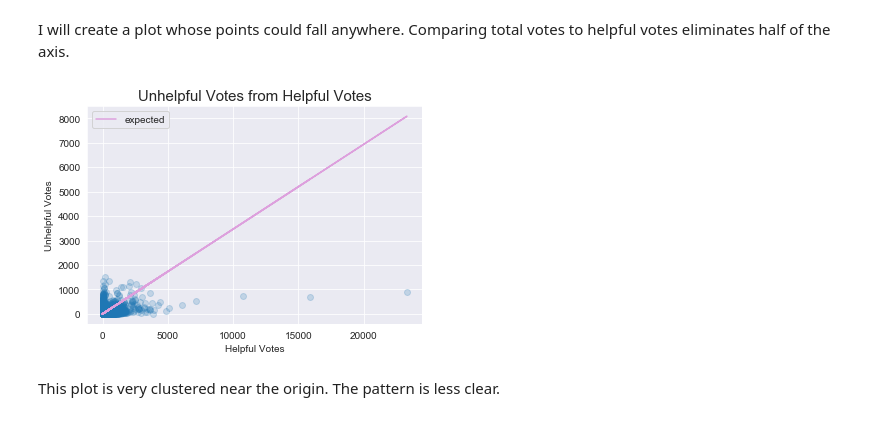
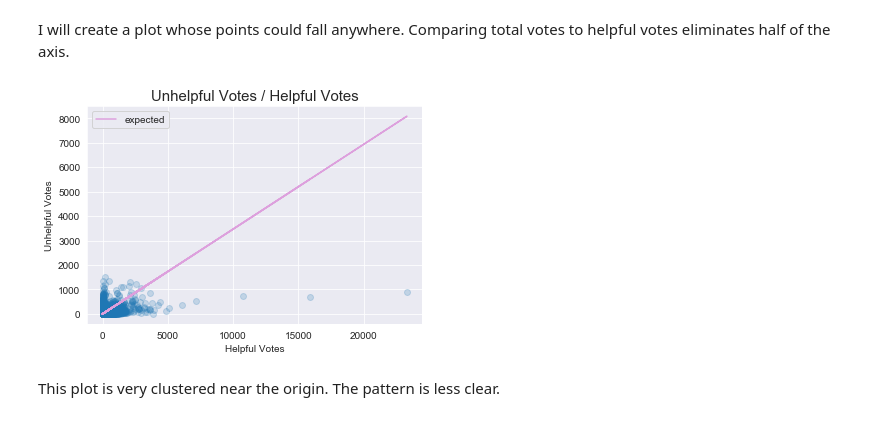
Before and after one commit to coreyjwade/Helpful_Reviews, a Jupyter notebook: Helpful_Reviews_Exploratory_Data_Analysis.ipynb, the cells around one changed output. Drawn from its saved outputs; the diff is of its cells as text; code cells hidden in the pictures.

```diff
--- a/Helpful_Reviews_Exploratory_Data_Analysis.ipynb
+++ b/Helpful_Reviews_Exploratory_Data_Analysis.ipynb
@@ -255,34 +255,34 @@ I will create a plot whose points could fall anywhere. Comparing total votes to
 # %%
 # Create Helpful V Unhelpful Plot
 df['Unhelpful_Votes'] = df['Total_Votes'] - df['Helpful_Votes']
 
 # Define x and y
 x = df['Helpful_Votes']
 y = df['Unhelpful_Votes']
 
 plt.rcParams['agg.path.chunksize'] = 10000
 
 # Create plot
 plt.scatter(x,y, alpha=0.2)
 
 # Create title and labels
-plt.title('Unhelpful Votes from Helpful Votes', fontsize=15)
+plt.title('Unhelpful Votes / Helpful Votes', fontsize=15)
 plt.xlabel('Helpful Votes')
 plt.ylabel('Unhelpful Votes')
 
 # Create expected line
 expectedLine, = plt.plot(x, (1-percentage_helpful)/percentage_helpful*x,'plum', label='expected')
 
 # Define legend
 plt.legend(handles=[expectedLine])
 
 # Save figure
 plt.savefig("Unhelpful_Scatter", dpi=300)
 
 # Show plot
 plt.show()
 # %% [output]
-[figure, old version]
+[figure, new version]
 # %% [markdown]
 This plot is very clustered near the origin. The pattern is less clear.
 # %% [markdown]
```
Also changed, not shown: parts of 17 cells of this notebook.
